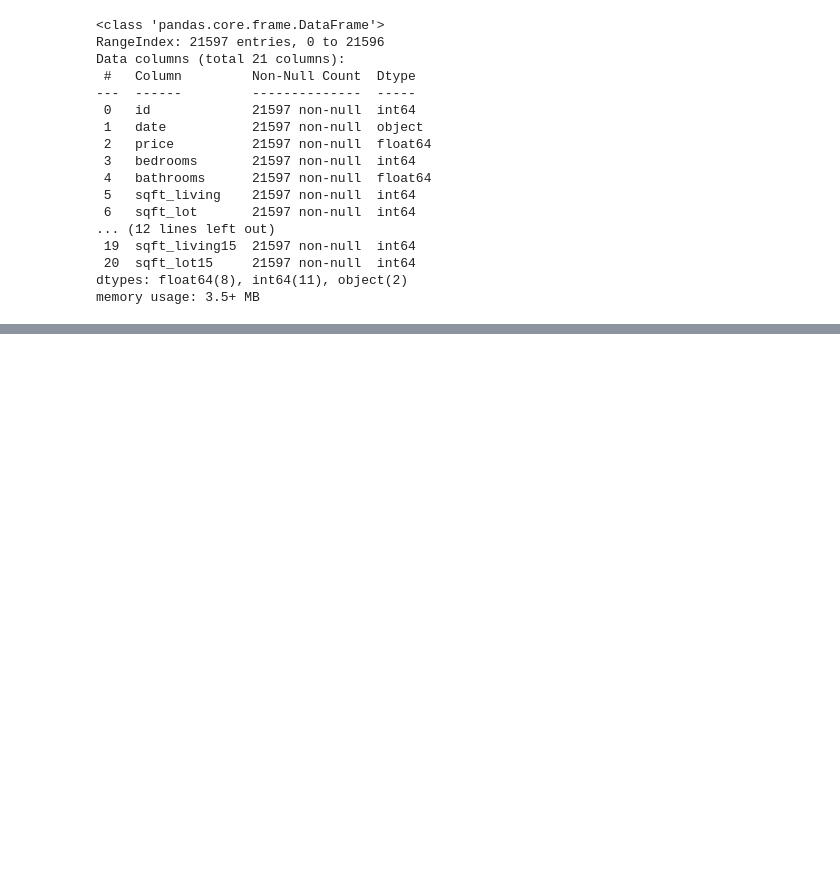
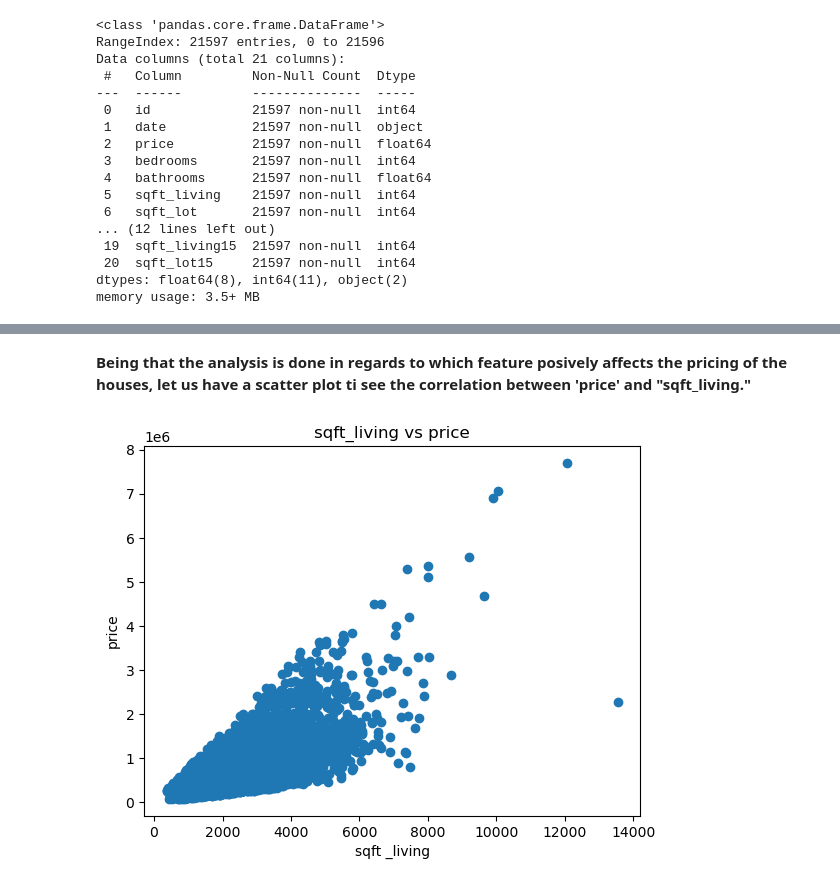
Before and after one commit to Jodhiamboapiyo/Group15_project, a Jupyter notebook: Work/Josi.ipynb, the cells around one changed output, grey strips where cells are left out. Cells and saved outputs as stored; diff of their text form; code cells hidden in the pictures; blank space fills up the shorter version.

```diff
--- a/Work/Josi.ipynb
+++ b/Work/Josi.ipynb
@@ -59,0 +149,10 @@ df.drop(columns=columns_to_drop, inplace=True)
+# %% [markdown]
+**Being that the analysis is done in regards to which feature posively affects the pricing of the houses, let us have a scatter plot ti see the correlation between 'price' and "sqft_living."**
+# %%
+plt.scatter(df['sqft_living'] , df['price'])
+plt.xlabel('sqft _living')
+plt.ylabel('price')
+plt.title('sqft_living vs price')
+plt.show()
+# %% [output]
+[figure, added]
```
Also changed, not shown: parts of 33 cells of this notebook.
